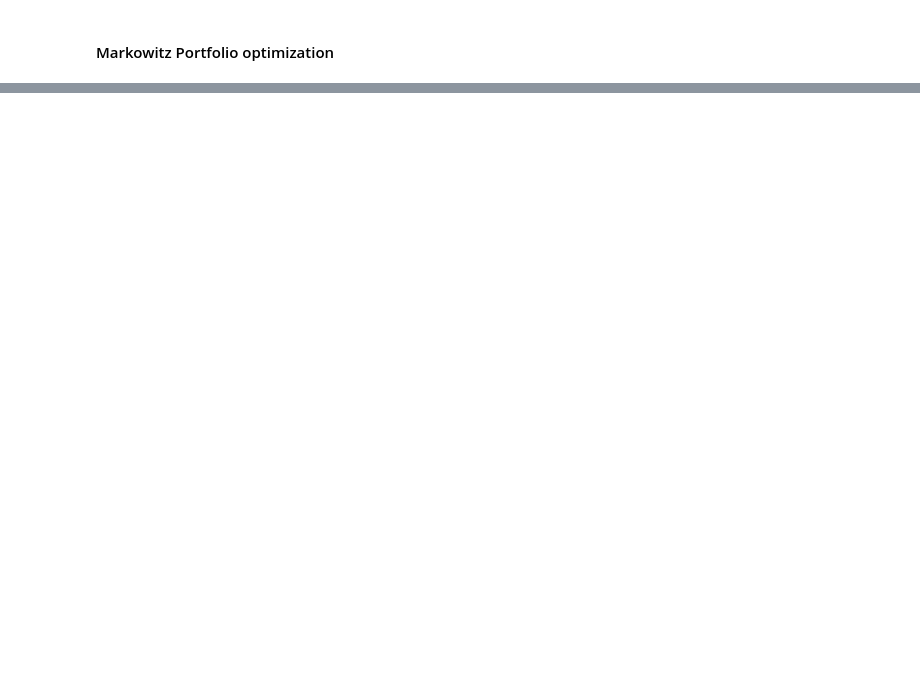
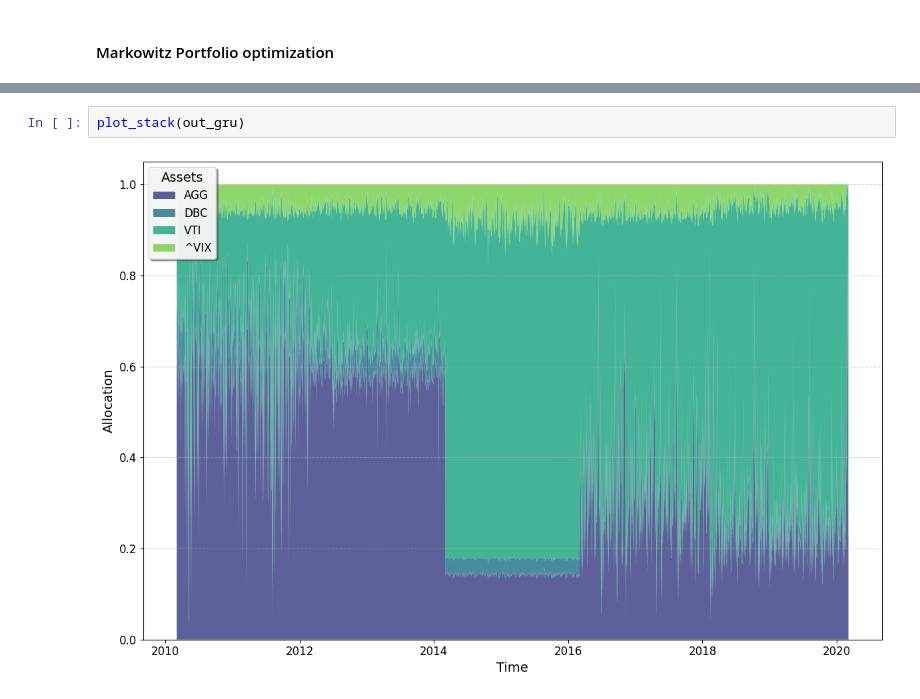
Before and after one commit to QMoayedpour/Advanced_ML_Ensae, a Jupyter notebook: ntbk/paper_implementation.ipynb, the cells around one changed output, grey strips where cells are left out. Drawn from its saved outputs; the diff is of its cells as text; blank space fills up the shorter version.

```diff
--- a/ntbk/paper_implementation.ipynb
+++ b/ntbk/paper_implementation.ipynb
@@ -310,0 +323,4 @@ plot_cumulatives(list_results, list_names)
+# %%
+plot_stack(out_gru)
+# %% [output]
+[figure, added]
```
Also changed, not shown: parts of 9 cells of this notebook, 7 other files.
